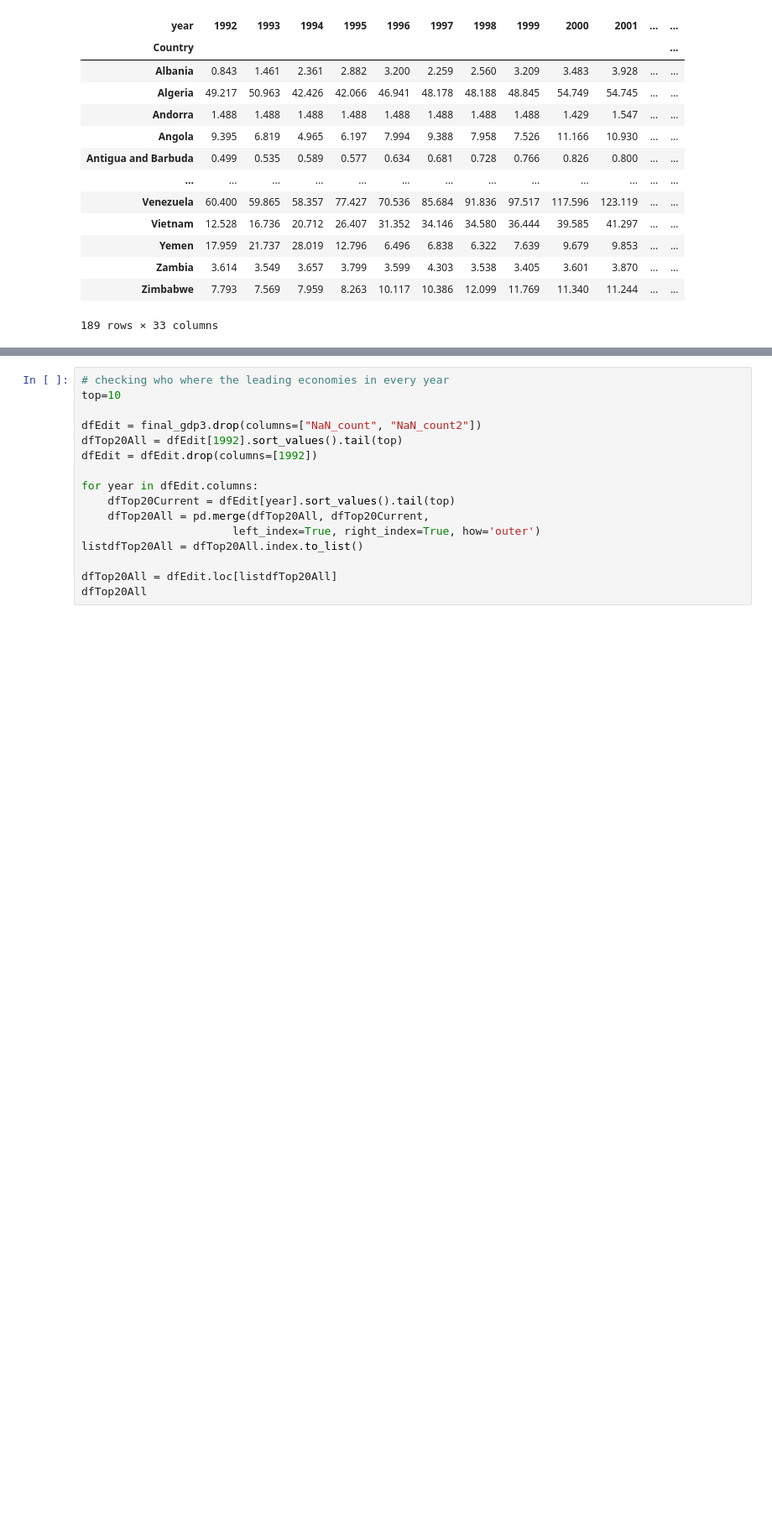
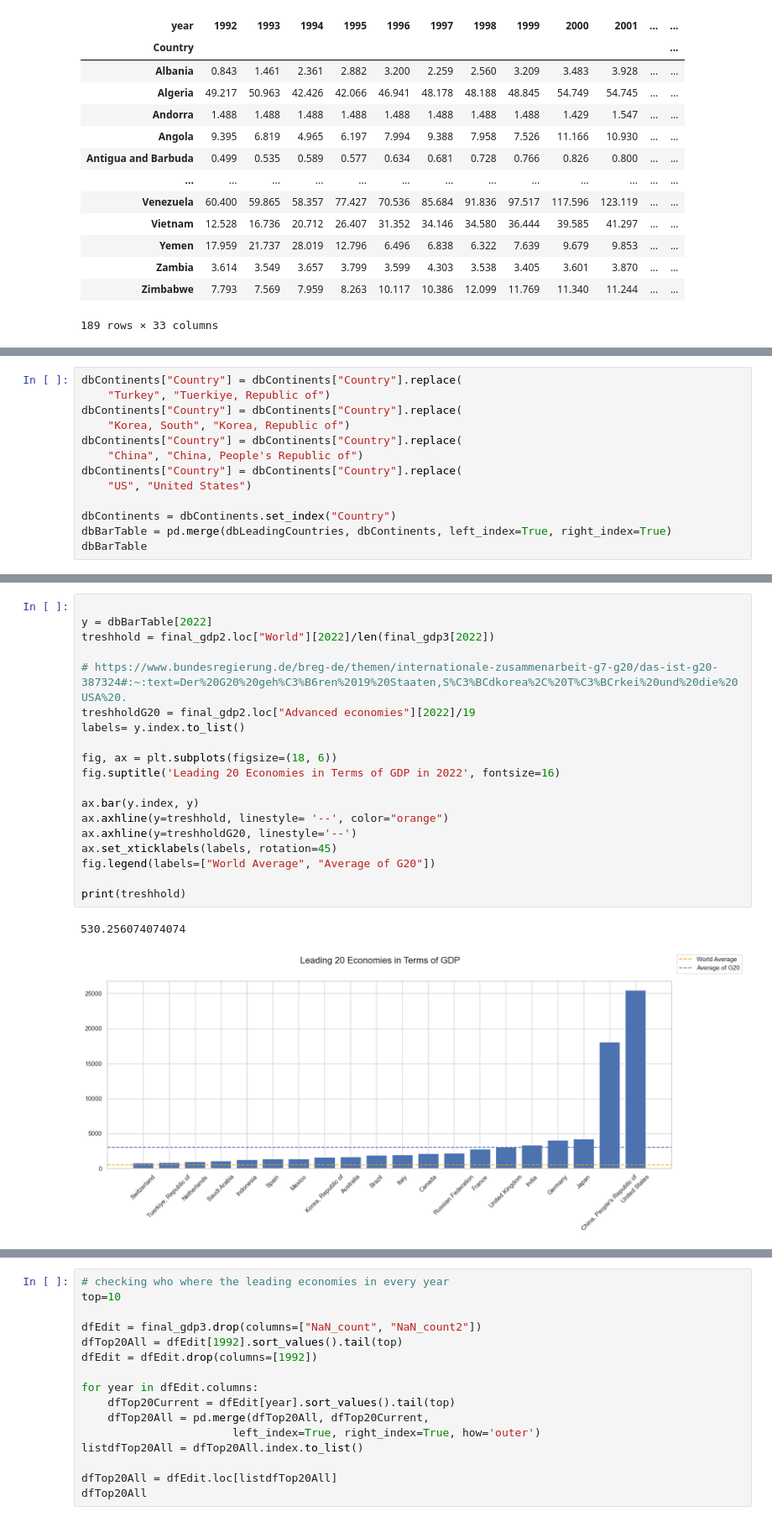
Before and after one commit to Monsieur-Bandana/data_science_clockmann, a Jupyter notebook: ClassProject2207 (1).ipynb, the cells around one changed output, grey strips where cells are left out. Shown at 84% size. Saved outputs shown, nothing was run; the diff lists cells and outputs as text; blank space fills up the shorter version.

Commit message:
addedd contintents table

```diff
--- a/ClassProject2207 (1).ipynb
+++ b/ClassProject2207 (1).ipynb
@@ -172,0 +178,13 @@ plt.bar(y.index,y)
+# %%
+dbContinents["Country"] = dbContinents["Country"].replace(
+    "Turkey", "Tuerkiye, Republic of")
+dbContinents["Country"] = dbContinents["Country"].replace(
+    "Korea, South", "Korea, Republic of")
+dbContinents["Country"] = dbContinents["Country"].replace(
+    "China", "China, People's Republic of")
+dbContinents["Country"] = dbContinents["Country"].replace(
+    "US", "United States")
+
+dbContinents = dbContinents.set_index("Country")
+dbBarTable = pd.merge(dbLeadingCountries, dbContinents, left_index=True, right_index=True)
+dbBarTable
@@ -173,3 +210,25 @@ plt.bar(y.index,y)
+# %%
+
+y = dbBarTable[2022]
+treshhold = final_gdp2.loc["World"][2022]/len(final_gdp3[2022])
+
+# https://www.bundesregierung.de/breg-de/themen/internationale-zusammenarbeit-g7-g20/das-ist-g20-387324#:~:text=Der%20G20%20geh%C3%B6ren%2019%20Staaten,S%C3%BCdkorea%2C%20T%C3%BCrkei%20und%20die%20USA%20.
+treshholdG20 = final_gdp2.loc["Advanced economies"][2022]/19
+labels= y.index.to_list()
+
+fig, ax = plt.subplots(figsize=(18, 6))
+fig.suptitle('Leading 20 Economies in Terms of GDP in 2022', fontsize=16)
+
+ax.bar(y.index, y)
+ax.axhline(y=treshhold, linestyle= '--', color="orange")
+ax.axhline(y=treshholdG20, linestyle='--')
+ax.set_xticklabels(labels, rotation=45)
+fig.legend(labels=["World Average", "Average of G20"])
+
+print(treshhold)
+# %% [output]
+530.256074074074
+[figure, added]
 # %%
 # for this database we access the gdp2 plot since we also use the regional data for a better overview
 
```
Also changed, not shown: parts of 3 cells of this notebook, 1 other file.
